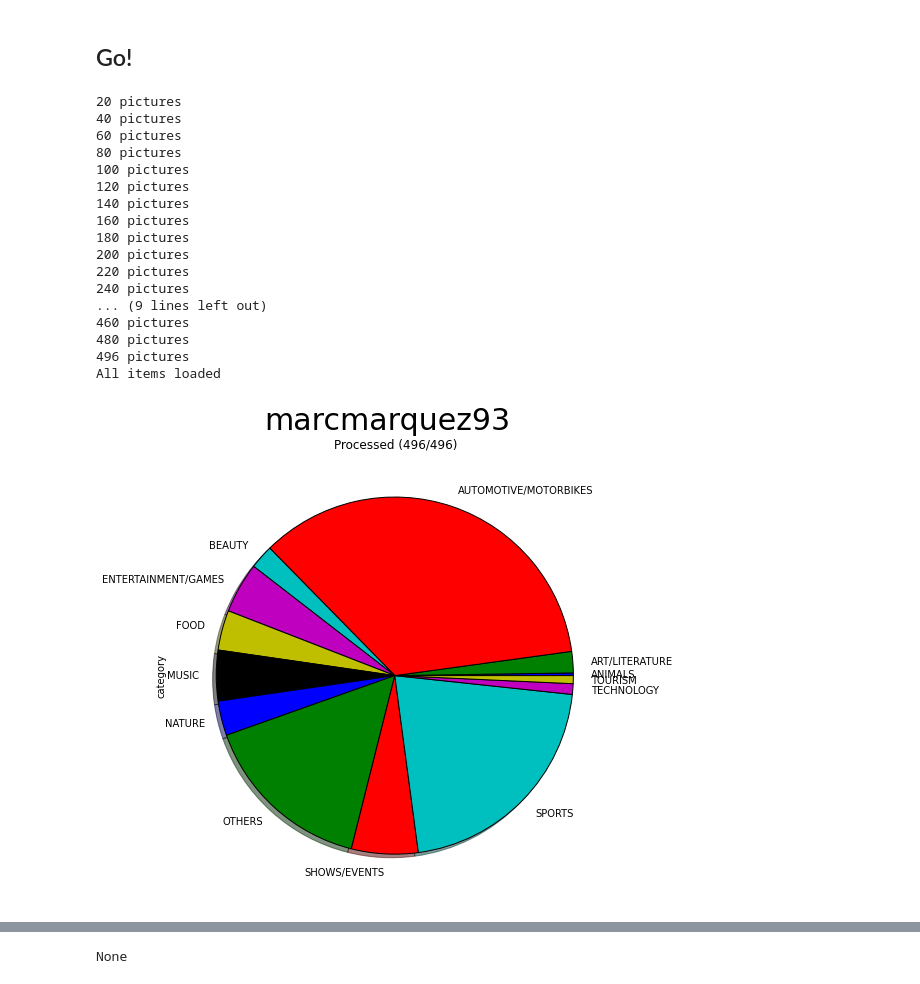
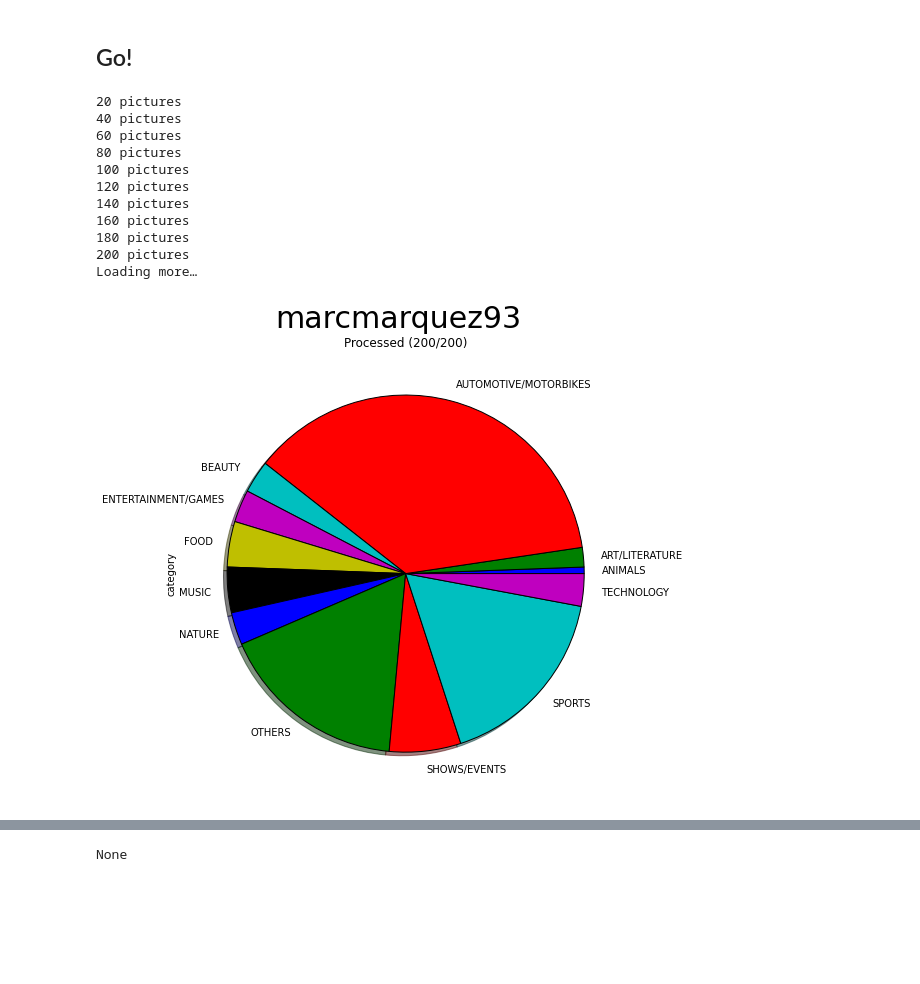
Before and after one commit to beeva-marianmoldovan/beeva-notebooks, a Jupyter notebook: IMGS_Instagram/poc_instagram.ipynb, the cells around one changed output, grey strips where cells are left out. Cells and saved outputs as stored; diff of their text form; code cells hidden in the pictures; blank space fills up the shorter version.

Commit message:
Add DEBUG and LIMIT config vars

```diff
--- a/IMGS_Instagram/poc_instagram.ipynb
+++ b/IMGS_Instagram/poc_instagram.ipynb
@@ -43,7 +49,7 @@ def browser_user_instagram(user):
         webElement = driver.find_element_by_css_selector('.PhotoGridMoreButton').text
         urlpics = get_urlpics(driver)
 
-        if (webElement == "All items loaded") or (webElement == "Se han subido todos los elementos"):
+        if (webElement == "All items loaded") or (webElement == "Se han subido todos los elementos") or (len(urlpics) >= LIMIT):
             not_all_images_loaded = False
             print webElement
     driver.quit()
@@ -57,12 +63,12 @@ from IPython.display import Image
 
 
 def analyze_image(urlimage):
-    SERVERNAME = "ec2-54-159-167-173.compute-1.amazonaws.com"
+    SERVERNAME = "ec2-107-20-103-251.compute-1.amazonaws.com"
     apirequest = "http://"+SERVERNAME+":5000/classify_url?imageurl="
     urlrequest = apirequest + urlimage
     #urlrequest = urlrequest + "&mode=1"
 
-    results = {"url":urlimage, "tags":'NaN', "score":'-1.0'}
+    results = {"url":urlimage, "tags":'NaN', "score":-1.0}
     try:
         res = json.load(urllib2.urlopen(urlrequest))
         result = res.items()[0]
@@ -80,31 +86,31 @@ from pylab import *
 from IPython.display import *
 import pandas as pd
 
-mylist = []
 def plot_results(tags, k, N):
     try:
         df = pd.DataFrame(tags)
         df['category'] = df.tags.map(categories)
 
-        mylist = df.query('score>0.8 and category != ""').index.tolist()
+        mylist = df.query('score>0.8 and category not in ["","OTHERS", @nan]').index.tolist()
 
-        if (k%3== 0):
+        if (k%3== 0 or k==N-1):
             clear_output()
-
             imagesList=''.join( ["""
             <figure style='display:inline-block'>
                 <img style='width: 120px; margin: 0px; float: left; border: 1px solid black;' src='%s' />
                 <figcaption style='display:table-caption; caption-side:bottom'>%s %s %s
                 </figcaption>
-            </figure>""" % (df['url'][i], df['category'][i], df['tags'][i], df['score'][i]) for i in mylist ])
+            </figure>
+            """ %((df['url'][i], df['category'][i], df['tags'][i], df['score'][i]) if DEBUG else (df['url'][i], df['category'][i], "", "")) for i in mylist ])
 
             myserie = df.head(k).groupby(['category']).category.count()
-            axes(aspect=1)
-            myserie.plot(kind='pie', figsize=(8, 8), shadow=True)
+            if (not myserie.empty):
+                axes(aspect=1)
+                myserie.plot(kind='pie', figsize=(8, 8), shadow=True)
 
-            suptitle(user, fontsize=30)
-            title("Processed (%i/%i)" %(k+1,N))
-            display(HTML(imagesList),show())
+                suptitle(user, fontsize=30)
+                title("Processed (%i/%i)" %(k+1,N))
+                display(HTML(imagesList),show())
 
     except Exception as exception:
         raise exception
@@ -113,8 +119,7 @@ def plot_results(tags, k, N):
 ## Go!
 # %%
 urlpics = browser_user_instagram(user)
-N = len(urlpics)
-#N = 20
+N = min(len(urlpics), LIMIT)
 # %% [output]
 20 pictures
 40 pictures
@@ -126,19 +131,14 @@ N = len(urlpics)
 160 pictures
 180 pictures
 200 pictures
-220 pictures
-240 pictures
-... (9 lines left out)
-460 pictures
-480 pictures
-496 pictures
-All items loaded
+Loading more…
 # %%
 tags = []
 for i in range(N):
-    tags.append(analyze_image(urlpics[i]))
+    newtag = analyze_image(urlpics[i])
+    tags.append(newtag)
     plot_results(tags, i, N)
 # %% [output]
-[figure, old version]
+[figure, new version]
 [interactive output not drawn]
 None
```
Also changed, not shown: parts of 4 cells of this notebook.
